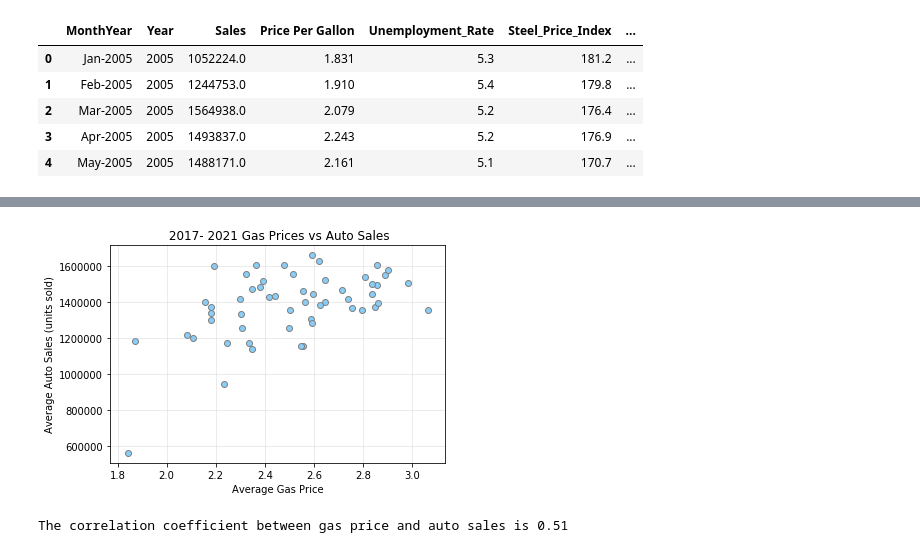
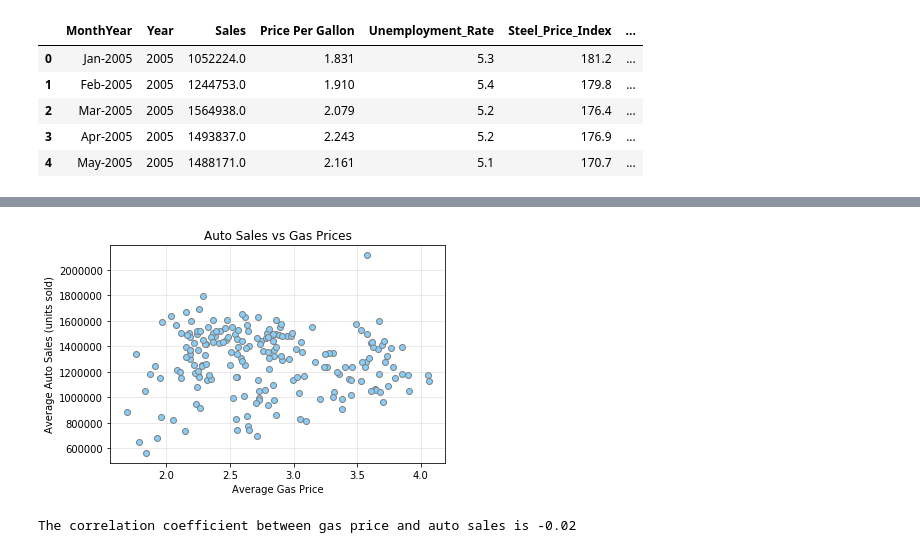
Before and after one commit to michelleherman13/auto-sales, a Jupyter notebook: data/Scatter_plots.ipynb, the cells around one changed output, grey strips where cells are left out. Cells and saved outputs as stored; diff of their text form; code cells hidden in the pictures.

```diff
--- a/data/Scatter_plots.ipynb
+++ b/data/Scatter_plots.ipynb
@@ -34,9 +24,8 @@ five_years.head()
 # %%
-#Calculation of averages for gas price averages, auto sales averages, unemployment, & steel
-mean_gas = five_years.groupby('MonthYear').mean()['Price Per Gallon']
-mean_sales = five_years.groupby('MonthYear').mean()['Sales']
-mean_ue = five_years.groupby('MonthYear').mean()['Unemployment_Rate']
-mean_steel=five_years.groupby('MonthYear').mean()['Steel_Price_Index']
+mean_gas = scatter_data.groupby('MonthYear').mean()['Price Per Gallon']
+mean_sales = scatter_data.groupby('MonthYear').mean()['Sales']
+mean_ue = scatter_data.groupby('MonthYear').mean()['Unemployment_Rate']
+mean_steel=scatter_data.groupby('MonthYear').mean()['Steel_Price_Index']
 
 summary_mean = pd.DataFrame({"Average Gas Price":mean_gas,
                               "Average Auto Sales":mean_sales,
@@ -54,17 +65,15 @@ summary_mean.head()
 # %%
-# Generate a scatter plot of average gas price vs. auto sales
+# Generate a scatter plot gas price vs. auto sales
 plt.scatter(mean_gas, mean_sales, color="lightskyblue", edgecolor="grey")
 plt.xlabel("Average Gas Price")
 plt.ylabel("Average Auto Sales (units sold)")
-plt.title(" 2017- 2021 Gas Prices vs Auto Sales")
+plt.title("Auto Sales vs Gas Prices")
 plt.grid(linestyle="-", linewidth=1, alpha=0.25)
 
 #Saves to file
 plt.savefig("Images/Gas vs Auto Sales.png")
 plt.show()
+print(f"The correlation coefficient between gas price and auto sales is {round(st.pearsonr(mean_gas,mean_sales)[0],2)}")
 # %% [output]
-[figure, old version]
+[figure, new version]
+The correlation coefficient between gas price and auto sales is -0.02
-# %%
-print(f"The correlation coefficient between gas price and auto sales is {round(st.pearsonr(mean_gas,mean_sales)[0],2)}")
-# %% [output]
-The correlation coefficient between gas price and auto sales is 0.51
```
Also changed, not shown: parts of 10 cells of this notebook, 8 other files.
